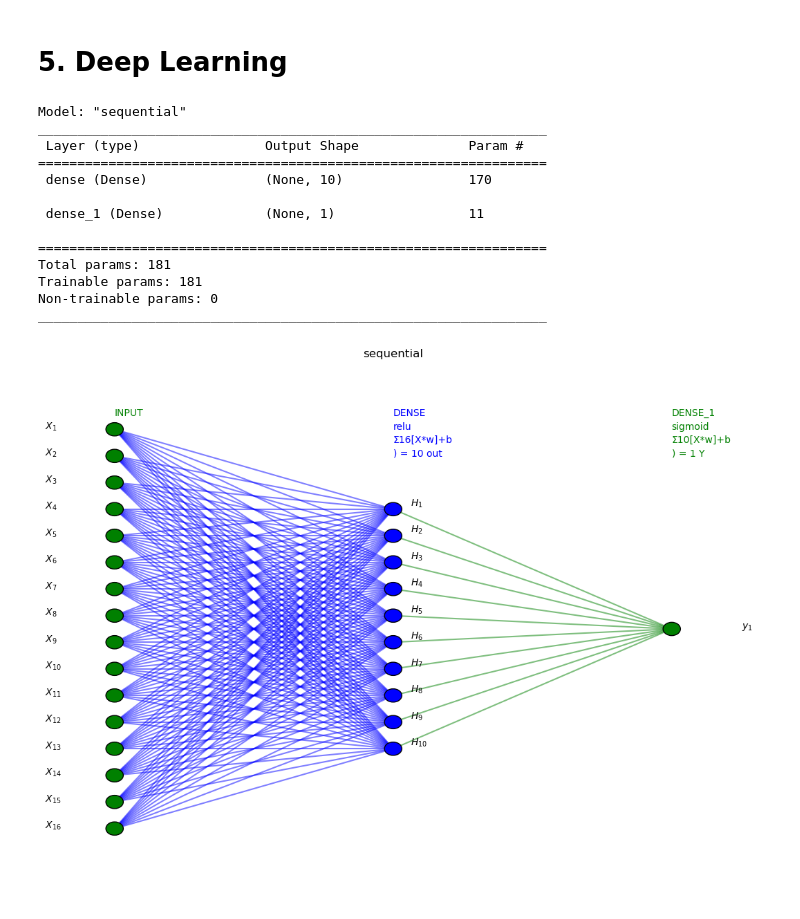
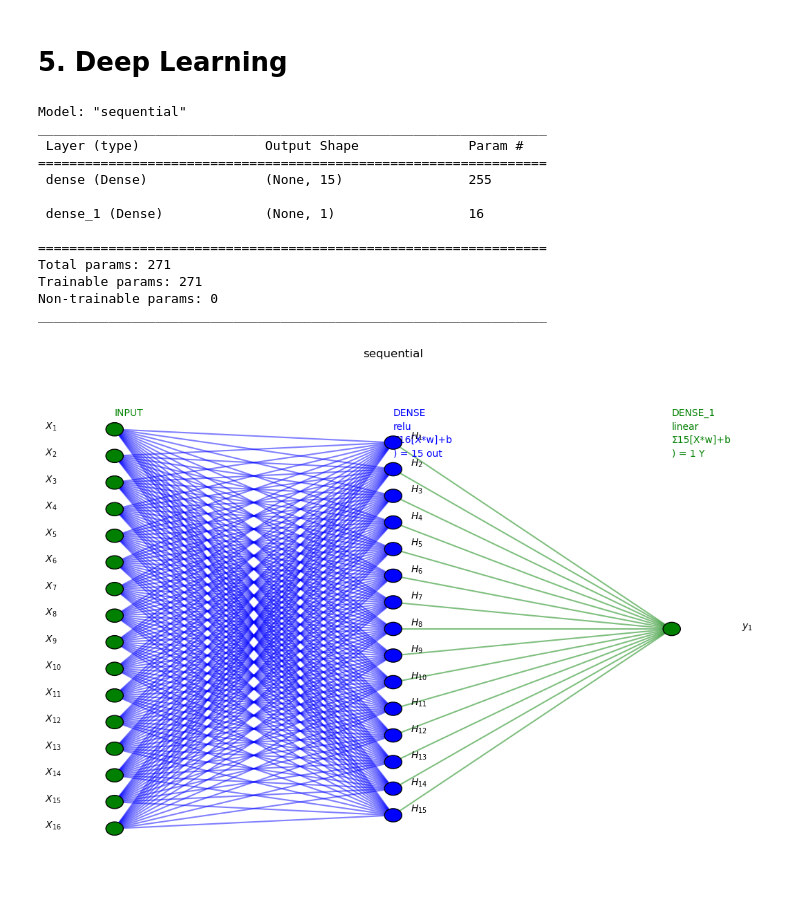
Before and after one commit to shintaronakamura28/Housing_sale_price_prediction, a Jupyter notebook: housing.ipynb, the cells around one changed output. Drawn from its saved outputs; the diff is of its cells as text; code cells hidden in the pictures.

Commit message:
finished dl model 1

```diff
--- a/housing.ipynb
+++ b/housing.ipynb
@@ -960,7 +956,7 @@ y=df2['SalePrice']
 X=df2.drop(columns=['SalePrice'])
 
 #split the data
-X_train, X_test, y_test, y_train = train_test_split(X, y, random_state=42)
+X_train, X_test, y_train, y_test = train_test_split(X, y, random_state=42)
 # %%
 #create a function to scale and plot PCa
 def scale_plot_pca(X_train, X_test, n_components=None):
@@ -968,7 +964,7 @@ def scale_plot_pca(X_train, X_test, n_components=None):
 
     #scale the dataset
     X_train_scaled = scaler.fit_transform(X_train)
-    X_test_scaled = scaler.fit_transform(X_train)
+    X_test_scaled = scaler.fit_transform(X_test)
 
     #instantiate and fit the pca model
     pca = PCA(n_components=n_components)
@@ -1238,50 +1247,50 @@ pca_variance = PCA(n_components=16)
 X_train_pca = pca_variance.fit_transform(X_train_scaled)
 X_test_pca = pca_variance.transform(X_test_scaled)
 # %%
-def build_basic_model(input_dimension, first_layer_neurons=10):
+def build_basic_model(input_dim, first_layer_neurons):
     # Validate input parameters
     if first_layer_neurons <= 0:
-        raise ValueError('Number of neurons must be positive.')
+        raise ValueError("Number of neurons must be positive.")
 
-    # Instantiate the model
+    # Instantiate Model
     model = Sequential([
-        Dense(first_layer_neurons, input_dim=input_dimension, activation='relu'),
-        Dense(1, activation='sigmoid')
+        Dense(first_layer_neurons, input_dim=input_dim, activation='relu'),
+        Dense(1, activation='linear')  # Use 'linear' activation for regression output
     ])
 
-    # Compile model
+    # Compile Model
     model.compile(
-        loss='binary_crossentropy',
-        optimizer='adam',
-        metrics=['accuracy', Recall(name='recall'), Precision(name='precision')]
+        loss='mean_squared_error',  # Use mean squared error for regression
+        optimizer='adam',  # Adam optimizer is suitable for regression tasks too
+        metrics=['mean_absolute_error', 'mean_squared_error', 'mean_squared_logarithmic_error']
     )
 
     # Display model summary
     model.summary()
 
-    # Visualize the neural network
-    visualize_nn(model, description=True, figsize=(13, 10)) # comment this line if you have a large neural network else it will take a LONG TIME to run this code!
+    # Optionally, visualize the neural network structure
+    visualize_nn(model, description=True, figsize=(13,10)) # Uncomment this to display the neural network
 
     return model
 # %%
 # Define input neurons
-input_dimension = X_train_pca.shape[1]
+input_dimension = X_train_pca.shape[1]  # Assuming X_train_pca is defined elsewhere
 
-# Build and compile the basic neural network
-basic_model = build_basic_model(input_dimension, first_layer_neurons=10)
+# Build and compile the basic model
+basic_model = build_basic_model(input_dimension, first_layer_neurons=15)
 # %% [output]
 Model: "sequential"
 _________________________________________________________________
  Layer (type)                Output Shape              Param #
 =================================================================
- dense (Dense)               (None, 10)                170
+ dense (Dense)               (None, 15)                255
 
- dense_1 (Dense)             (None, 1)                 11
+ dense_1 (Dense)             (None, 1)                 16
 
 =================================================================
-Total params: 181
-Trainable params: 181
+Total params: 271
+Trainable params: 271
 Non-trainable params: 0
 _________________________________________________________________
-[figure, old version]
+[figure, new version]
 # %%
```
Also changed, not shown: parts of 16 cells of this notebook.
